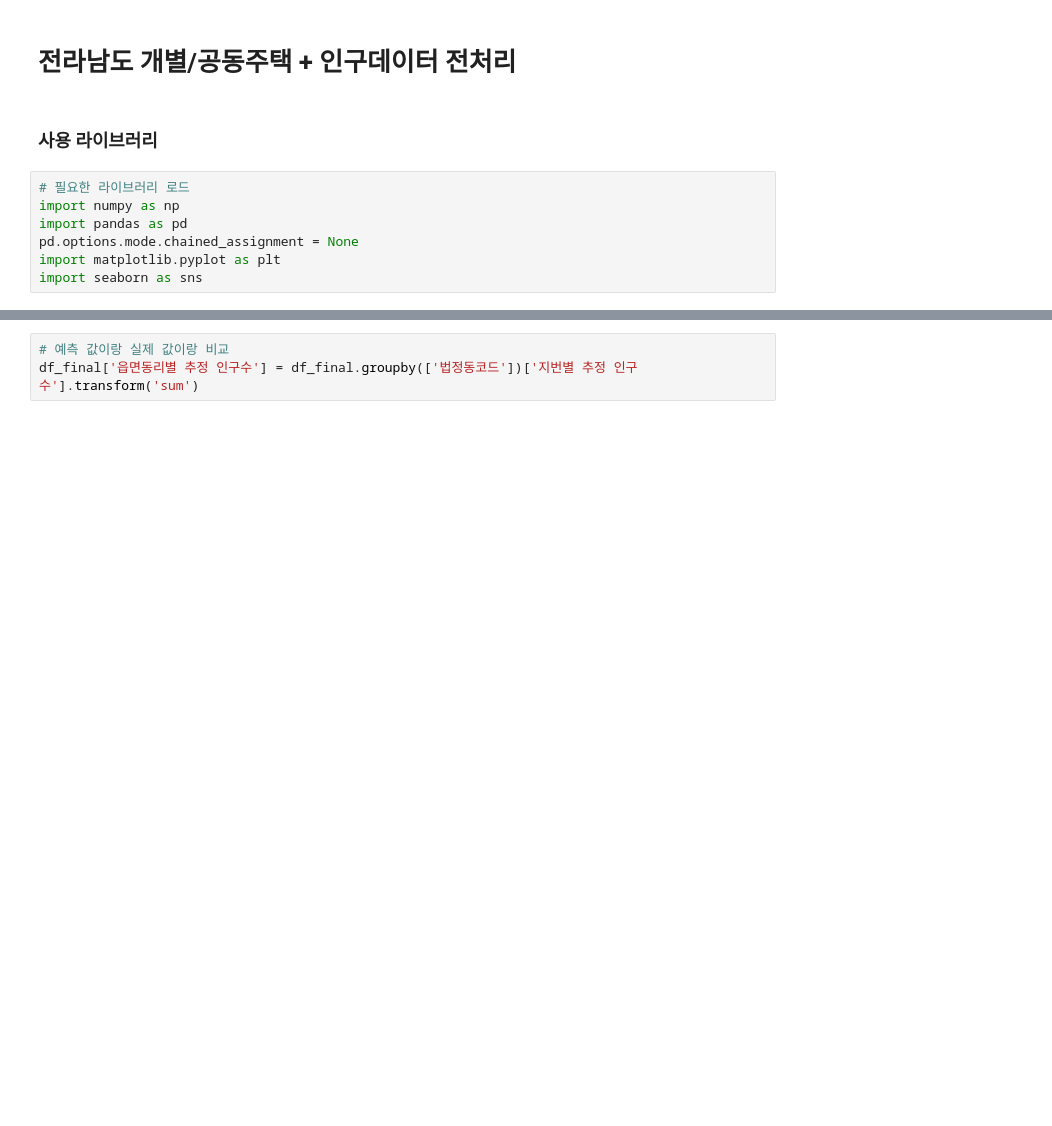
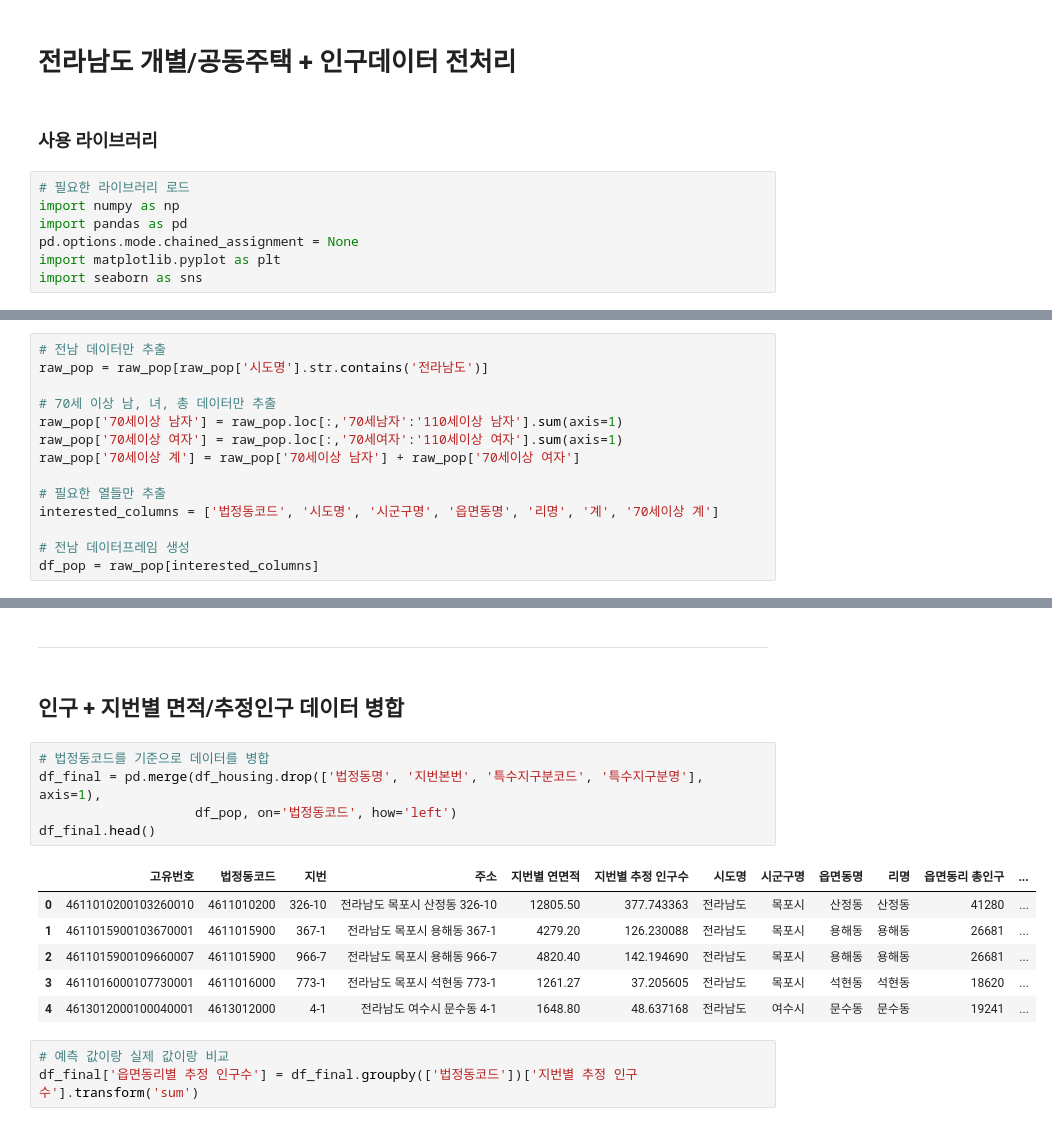
Before and after one commit to YuHan-J-Nam/Jeonnam_Banking_Desert_Analysis, a Jupyter notebook: housing_data_preprocessing.ipynb, the cells around one changed output, grey strips where cells are left out. Drawn from its saved outputs; the diff is of its cells as text; blank space fills up the shorter version.

```diff
--- a/housing_data_preprocessing.ipynb
+++ b/housing_data_preprocessing.ipynb
@@ -199,0 +119,14 @@ df_final = df_final.dropna()
+# %%
+# 전남 데이터만 추출
+raw_pop = raw_pop[raw_pop['시도명'].str.contains('전라남도')]
+
+# 70세 이상 남, 녀, 총 데이터만 추출
+raw_pop['70세이상 남자'] = raw_pop.loc[:,'70세남자':'110세이상 남자'].sum(axis=1)
+raw_pop['70세이상 여자'] = raw_pop.loc[:,'70세여자':'110세이상 여자'].sum(axis=1)
+raw_pop['70세이상 계'] = raw_pop['70세이상 남자'] + raw_pop['70세이상 여자']
+
+# 필요한 열들만 추출
+interested_columns = ['법정동코드', '시도명', '시군구명', '읍면동명', '리명', '계', '70세이상 계']
+
+# 전남 데이터프레임 생성
+df_pop = raw_pop[interested_columns]
@@ -200,3 +158,19 @@ df_final = df_final.dropna()
+# %% [markdown]
+---
+# %% [markdown]
+## 인구 + 지번별 면적/추정인구 데이터 병합
+# %%
+# 법정동코드를 기준으로 데이터를 병합
+df_final = pd.merge(df_housing.drop(['법정동명', '지번본번', '특수지구분코드', '특수지구분명'], axis=1),
+                    df_pop, on='법정동코드', how='left')
+df_final.head()
+# %% [output]
+|  | 고유번호 | 법정동코드 | 지번 | 주소 | 지번별 연면적 | 지번별 추정 인구수 | 시도명 | 시군구명 | 읍면동명 | 리명 | 읍면동리 총인구 | ... |
+| 0 | 4611010200103260010 | 4611010200 | 326-10 | 전라남도 목포시 산정동 326-10 | 12805.50 | 377.743363 | 전라남도 | 목포시 | 산정동 | 산정동 | 41280 | ... |
+| 1 | 4611015900103670001 | 4611015900 | 367-1 | 전라남도 목포시 용해동 367-1 | 4279.20 | 126.230088 | 전라남도 | 목포시 | 용해동 | 용해동 | 26681 | ... |
+| 2 | 4611015900109660007 | 4611015900 | 966-7 | 전라남도 목포시 용해동 966-7 | 4820.40 | 142.194690 | 전라남도 | 목포시 | 용해동 | 용해동 | 26681 | ... |
+| 3 | 4611016000107730001 | 4611016000 | 773-1 | 전라남도 목포시 석현동 773-1 | 1261.27 | 37.205605 | 전라남도 | 목포시 | 석현동 | 석현동 | 18620 | ... |
+| 4 | 4613012000100040001 | 4613012000 | 4-1 | 전라남도 여수시 문수동 4-1 | 1648.80 | 48.637168 | 전라남도 | 여수시 | 문수동 | 문수동 | 19241 | ... |
 # %%
 # 예측 값이랑 실제 값이랑 비교
 df_final['읍면동리별 추정 인구수'] = df_final.groupby(['법정동코드'])['지번별 추정 인구수'].transform('sum')
```
Also changed, not shown: parts of 46 cells of this notebook, 4 other files.
